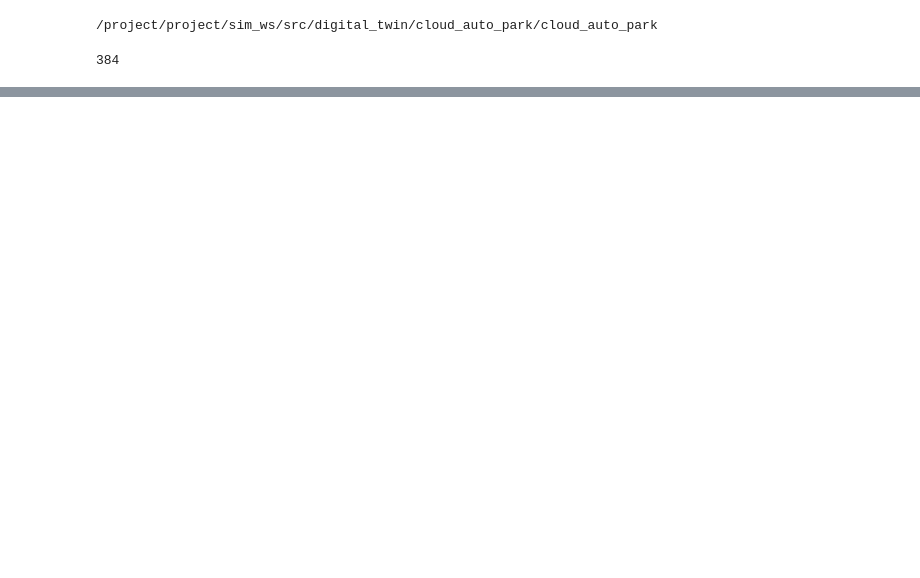
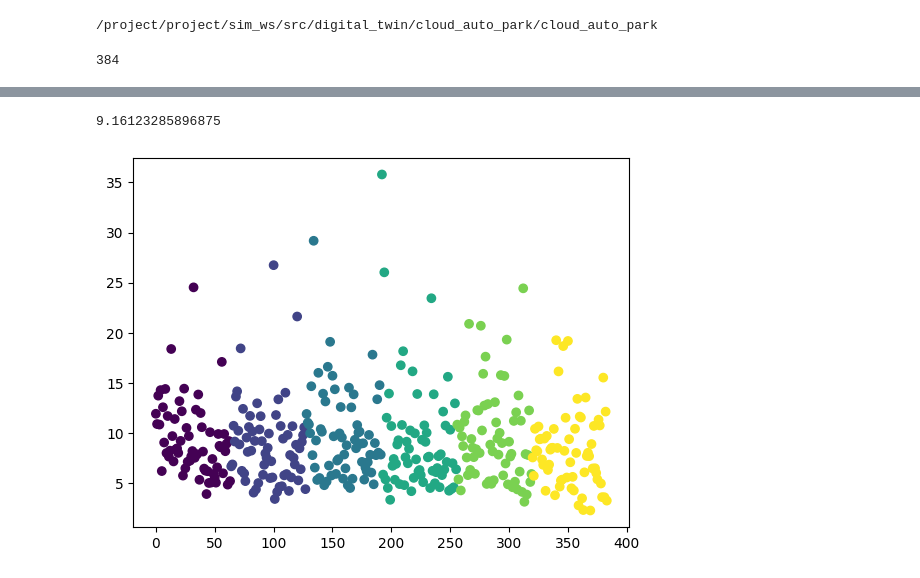
Before and after one commit to SamKhzym/cloud-auto-park, a Jupyter notebook: sim_ws/src/digital_twin/cloud_auto_park/analysis/planning_doe.ipynb, the cells around one changed output, grey strips where cells are left out. Cells and saved outputs as stored; diff of their text form; code cells hidden in the pictures; blank space fills up the shorter version.

```diff
--- a/sim_ws/src/digital_twin/cloud_auto_park/analysis/planning_doe.ipynb
+++ b/sim_ws/src/digital_twin/cloud_auto_park/analysis/planning_doe.ipynb
@@ -177,0 +188,8 @@ print(np.mean(results_df_feas_opt['max_abs_curv']))
+# %%
+results_df_feas_opt.sort_values(by='solve_time')
+
+plt.scatter(list(range(len(results_df_feas_opt))), results_df_feas_opt['solve_time'], c=results_df_feas_opt['gap_dist'])
+print(np.mean(results_df_feas_opt['solve_time']))
+# %% [output]
+9.16123285896875
+[figure, added]
```
Also changed, not shown: parts of 6 cells of this notebook, 3 other files.
